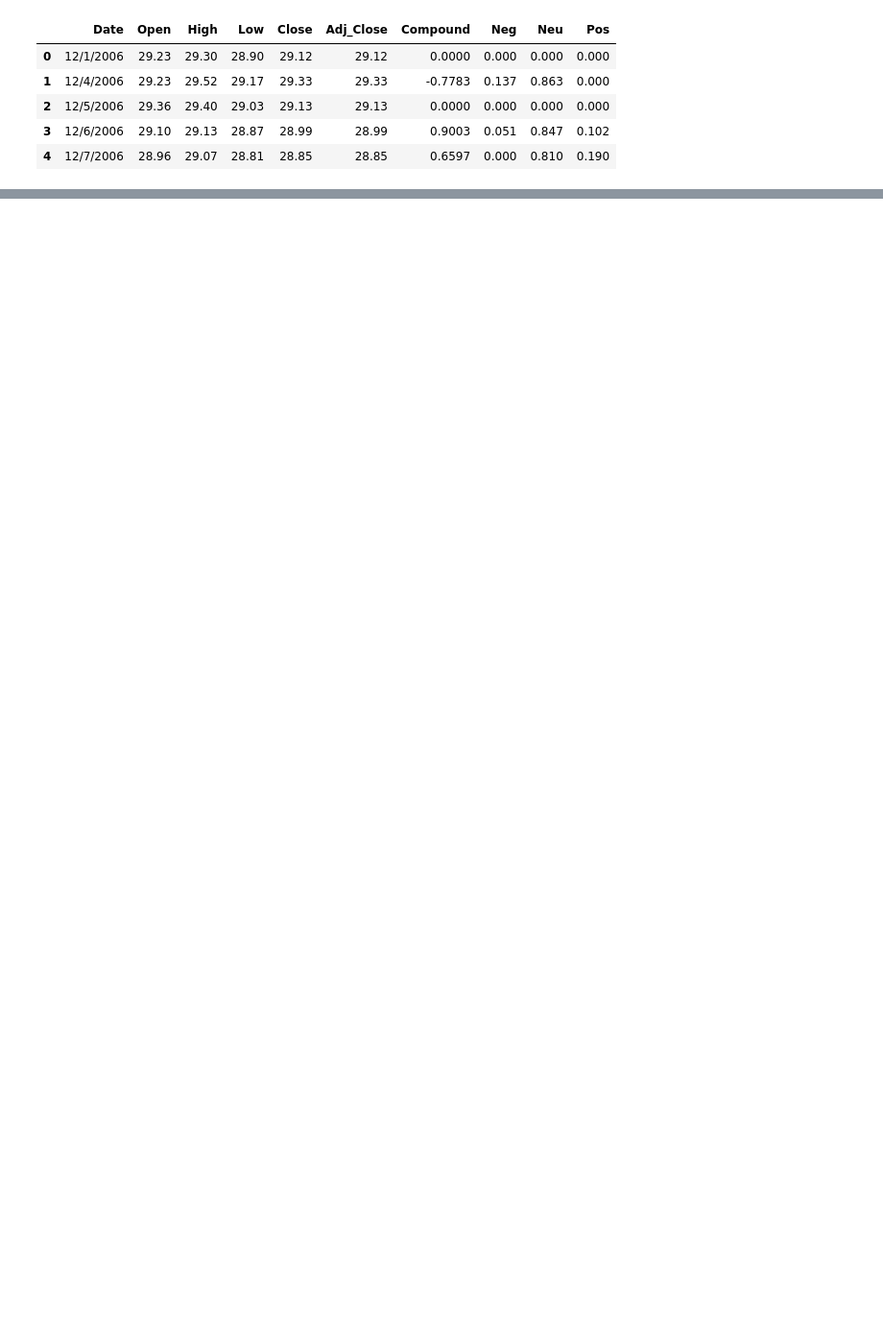
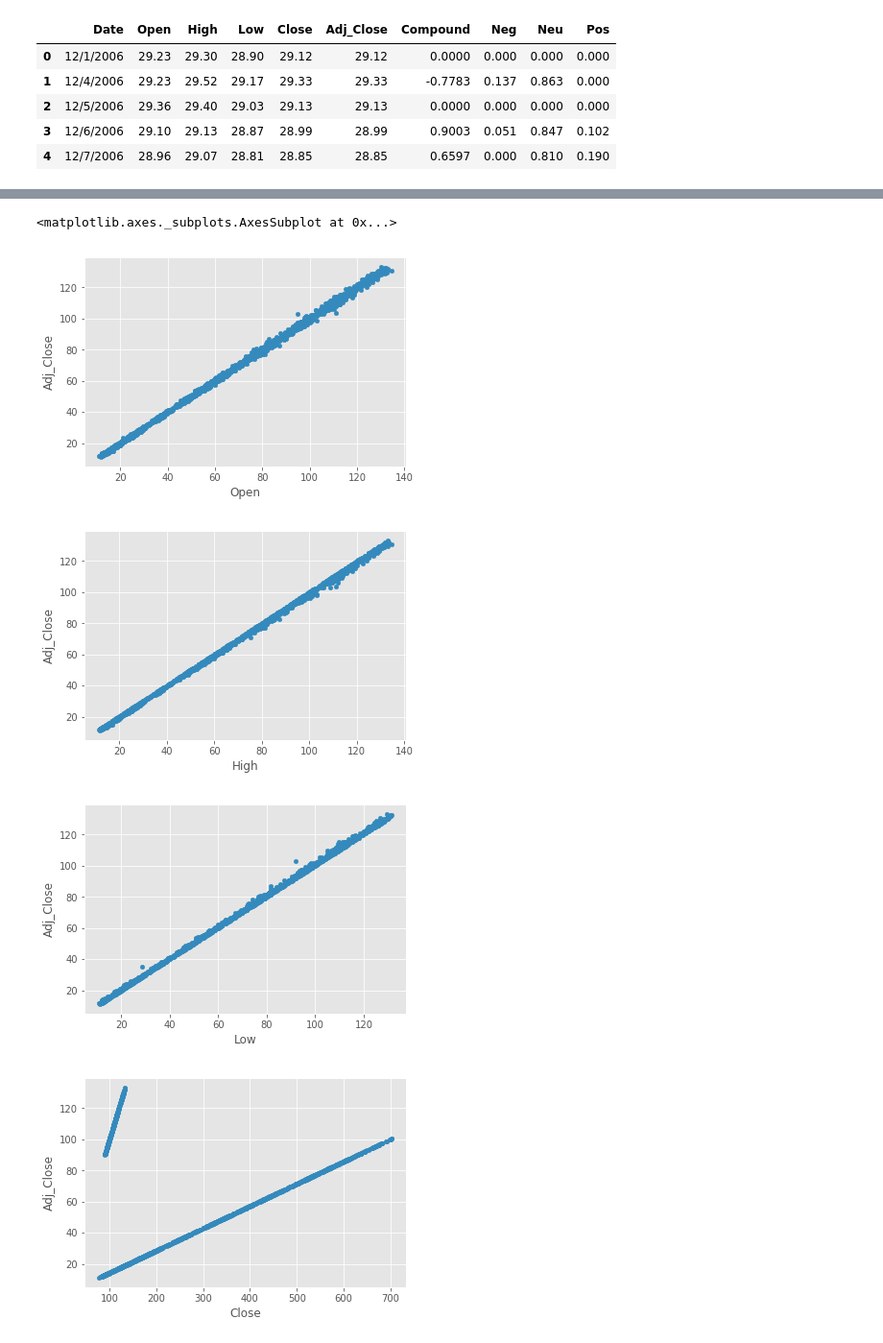
Before and after one commit to micattia/Capstone, a Jupyter notebook: 04_Bivariate_analysis.ipynb, the cells around one changed output, grey strips where cells are left out. Shown: that part at 96% size. Saved outputs shown, nothing was run; the diff lists cells and outputs as text; code cells hidden in the pictures; blank space fills up the shorter version.

```diff
--- a/04_Bivariate_analysis.ipynb
+++ b/04_Bivariate_analysis.ipynb
@@ -62,0 +75,16 @@ AttributeError: ignored
+# %%
+#Scatter Plot between each variable in the Apple data set and the dependant variable
+dfAPPL.plot.scatter(x='Open',y='Adj_Close')
+dfAPPL.plot.scatter(x='High',y='Adj_Close')
+dfAPPL.plot.scatter(x='Low',y='Adj_Close')
+dfAPPL.plot.scatter(x='Close',y='Adj_Close')
+dfAPPL.plot.scatter(x='Compound',y='Adj_Close')
+dfAPPL.plot.scatter(x='Neg',y='Adj_Close')
+dfAPPL.plot.scatter(x='Neu',y='Adj_Close')
+dfAPPL.plot.scatter(x='Pos',y='Adj_Close')
+# %% [output]
+<matplotlib.axes._subplots.AxesSubplot at 0x...>
+[figure, added]
+[figure, added]
+[figure, added]
+[figure, added]
```
Also changed, not shown: parts of 7 cells of this notebook.
